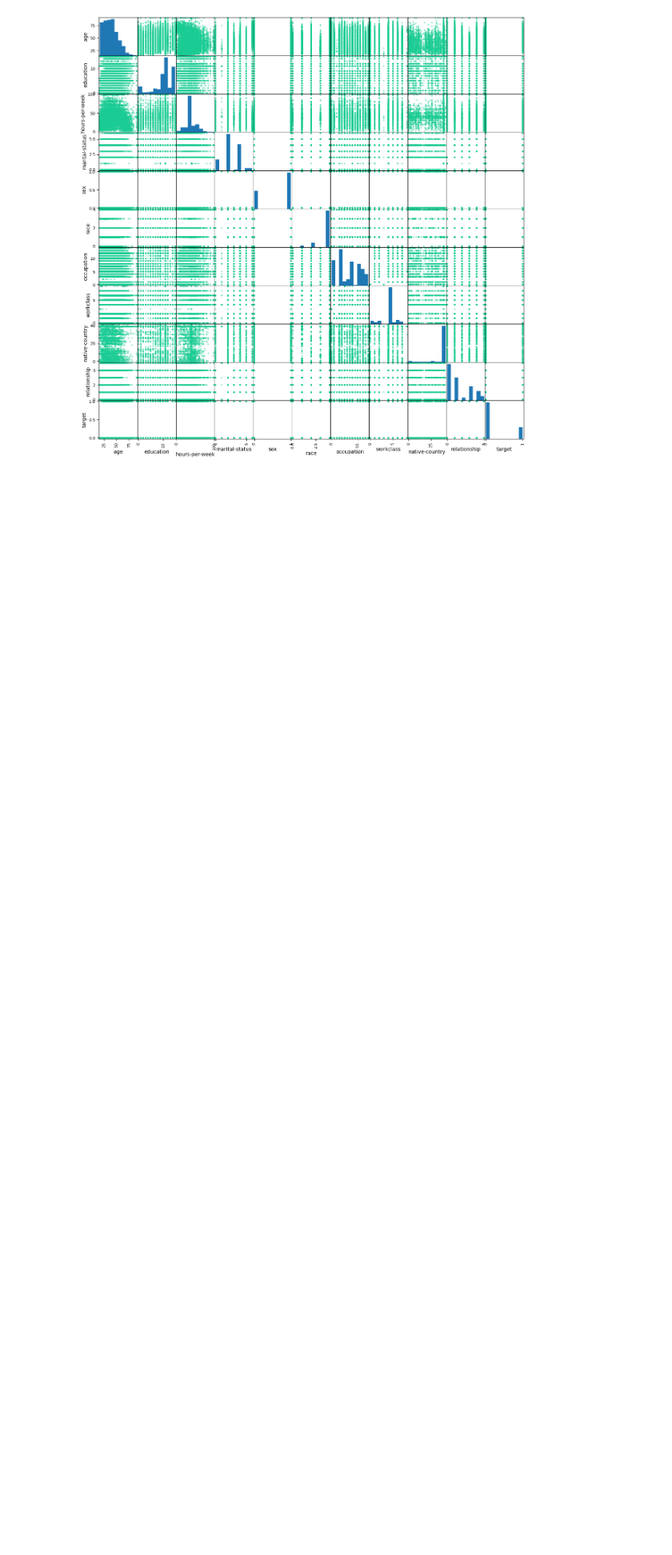
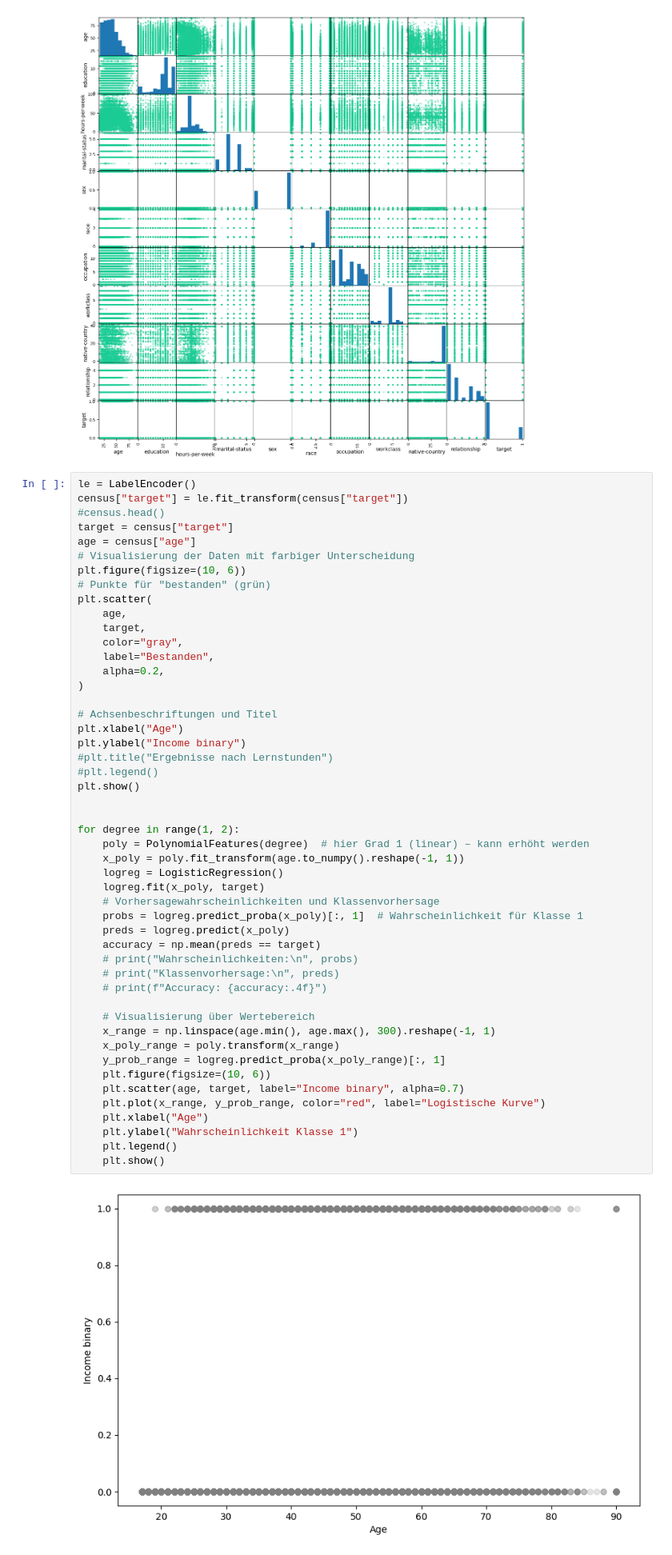
Before and after one commit to frieba/full-stack-machine-llearning-my-clone, a Jupyter notebook: Übungsaufgaben/Basismodule/B05_statistische_Grundlagen/B05_Vorlage_statistische_Grundlagen.ipynb, the cells around one changed output. Shown at 80% size. Saved outputs shown, nothing was run; the diff lists cells and outputs as text; blank space fills up the shorter version.

```diff
--- a/Übungsaufgaben/Basismodule/B05_statistische_Grundlagen/B05_Vorlage_statistische_Grundlagen.ipynb
+++ b/Übungsaufgaben/Basismodule/B05_statistische_Grundlagen/B05_Vorlage_statistische_Grundlagen.ipynb
@@ -245,3 +259,54 @@ pd.plotting.scatter_matrix(
 plt.show()
 # %% [output]
 [figure]
+# %%
+le = LabelEncoder()
+census["target"] = le.fit_transform(census["target"])
+#census.head()
+target = census["target"]
+age = census["age"]
+# Visualisierung der Daten mit farbiger Unterscheidung
+plt.figure(figsize=(10, 6))
+# Punkte für "bestanden" (grün)
+plt.scatter(
+    age,
+    target,
+    color="gray",
+    label="Bestanden",
+    alpha=0.2,
+)
+
+# Achsenbeschriftungen und Titel
+plt.xlabel("Age")
+plt.ylabel("Income binary")
+#plt.title("Ergebnisse nach Lernstunden")
+#plt.legend()
+plt.show()
+
+
+for degree in range(1, 2):
+    poly = PolynomialFeatures(degree)  # hier Grad 1 (linear) – kann erhöht werden
+    x_poly = poly.fit_transform(age.to_numpy().reshape(-1, 1))
+    logreg = LogisticRegression()
+    logreg.fit(x_poly, target)
+    # Vorhersagewahrscheinlichkeiten und Klassenvorhersage
+    probs = logreg.predict_proba(x_poly)[:, 1]  # Wahrscheinlichkeit für Klasse 1
+    preds = logreg.predict(x_poly)
+    accuracy = np.mean(preds == target)
+    # print("Wahrscheinlichkeiten:\n", probs)
+    # print("Klassenvorhersage:\n", preds)
+    # print(f"Accuracy: {accuracy:.4f}")
+
+    # Visualisierung über Wertebereich
+    x_range = np.linspace(age.min(), age.max(), 300).reshape(-1, 1)
+    x_poly_range = poly.transform(x_range)
+    y_prob_range = logreg.predict_proba(x_poly_range)[:, 1]
+    plt.figure(figsize=(10, 6))
+    plt.scatter(age, target, label="Income binary", alpha=0.7)
+    plt.plot(x_range, y_prob_range, color="red", label="Logistische Kurve")
+    plt.xlabel("Age")
+    plt.ylabel("Wahrscheinlichkeit Klasse 1")
+    plt.legend()
+    plt.show()
+# %% [output]
+[figure, added]
```
Also changed, not shown: parts of 3 cells of this notebook, 2 other files.
